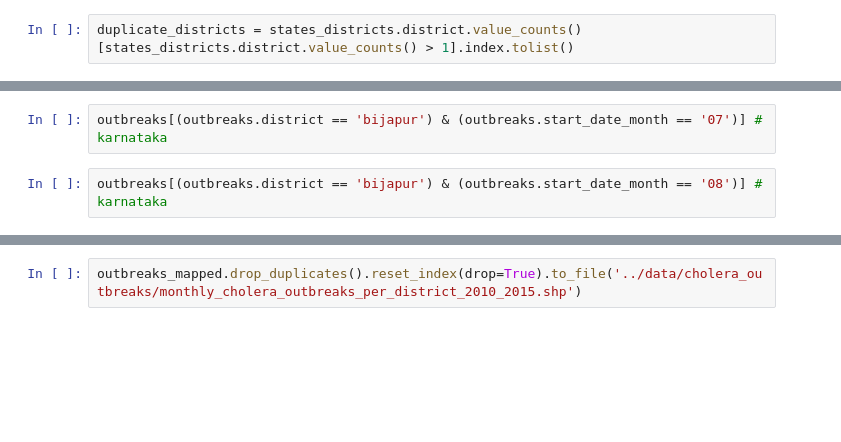
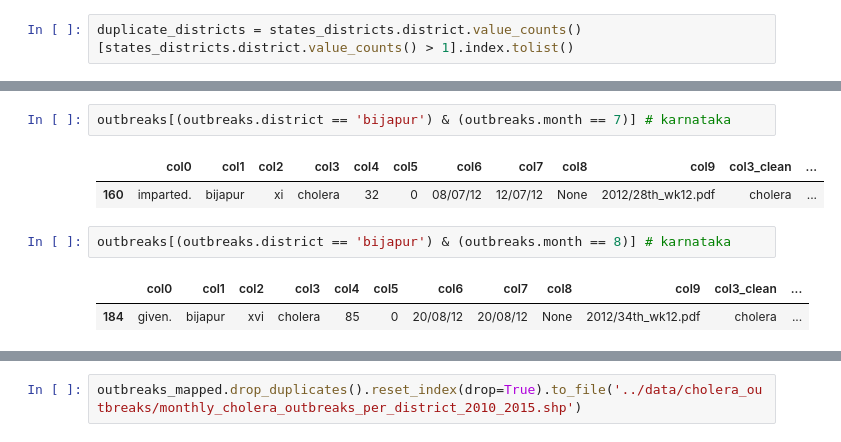
Before and after one commit to alexvmt/cholera_risk_modeling, a Jupyter notebook: preprocess_cholera_outbreaks.ipynb, the cells around one changed output, grey strips where cells are left out. Cells and saved outputs as stored; diff of their text form; blank space fills up the shorter version.

```diff
--- a/preprocess_cholera_outbreaks.ipynb
+++ b/preprocess_cholera_outbreaks.ipynb
@@ -332,5 +589,11 @@ outbreaks_mapped[outbreaks_mapped.district.isin(duplicate_districts)].sort_value
 # %%
-outbreaks[(outbreaks.district == 'bijapur') & (outbreaks.start_date_month == '07')] # karnataka
+outbreaks[(outbreaks.district == 'bijapur') & (outbreaks.month == 7)] # karnataka
+# %% [output]
+|  | col0 | col1 | col2 | col3 | col4 | col5 | col6 | col7 | col8 | col9 | col3_clean | ... |
+| 160 | imparted. | bijapur | xi | cholera | 32 | 0 | 08/07/12 | 12/07/12 | None | 2012/28th_wk12.pdf | cholera | ... |
 # %%
-outbreaks[(outbreaks.district == 'bijapur') & (outbreaks.start_date_month == '08')] # karnataka
+outbreaks[(outbreaks.district == 'bijapur') & (outbreaks.month == 8)] # karnataka
+# %% [output]
+|  | col0 | col1 | col2 | col3 | col4 | col5 | col6 | col7 | col8 | col9 | col3_clean | ... |
+| 184 | given. | bijapur | xvi | cholera | 85 | 0 | 20/08/12 | 20/08/12 | None | 2012/34th_wk12.pdf | cholera | ... |
 # %%
```
Also changed, not shown: parts of 60 cells of this notebook, 1 other file.
